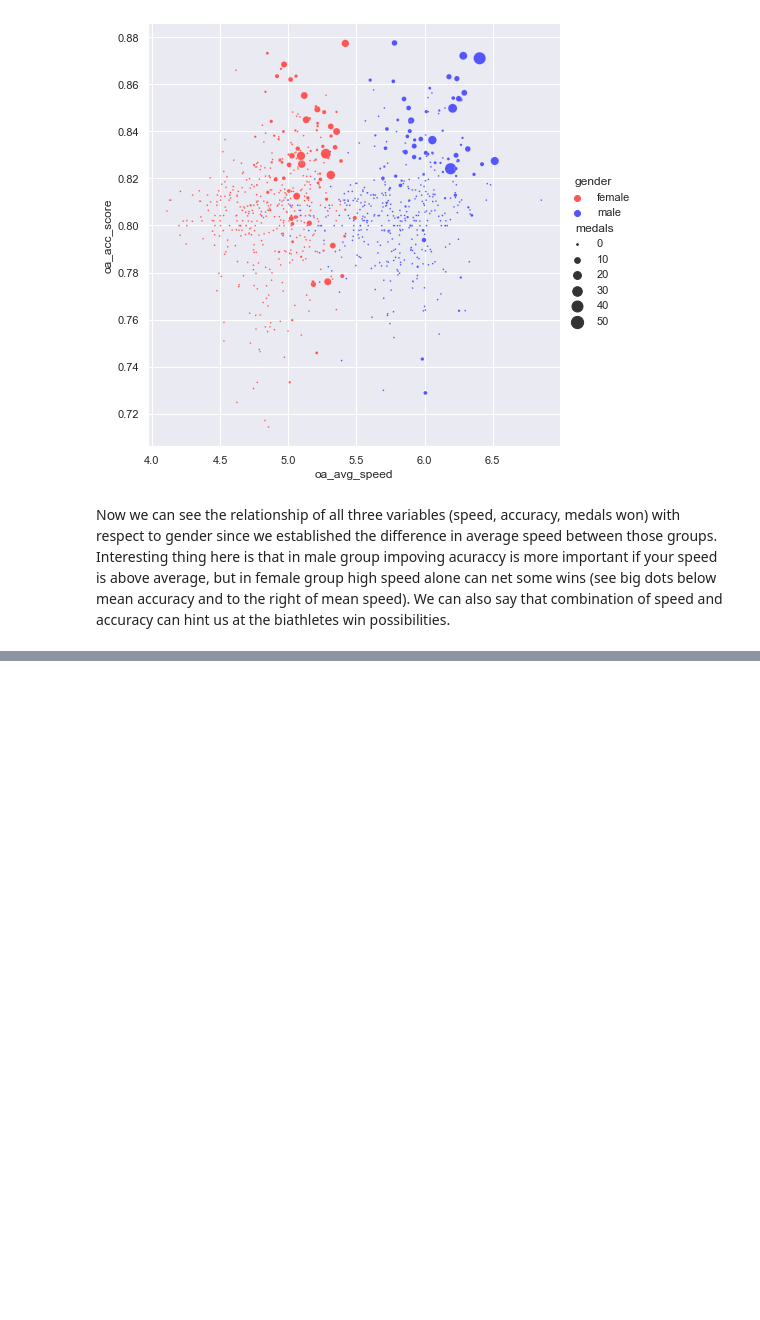
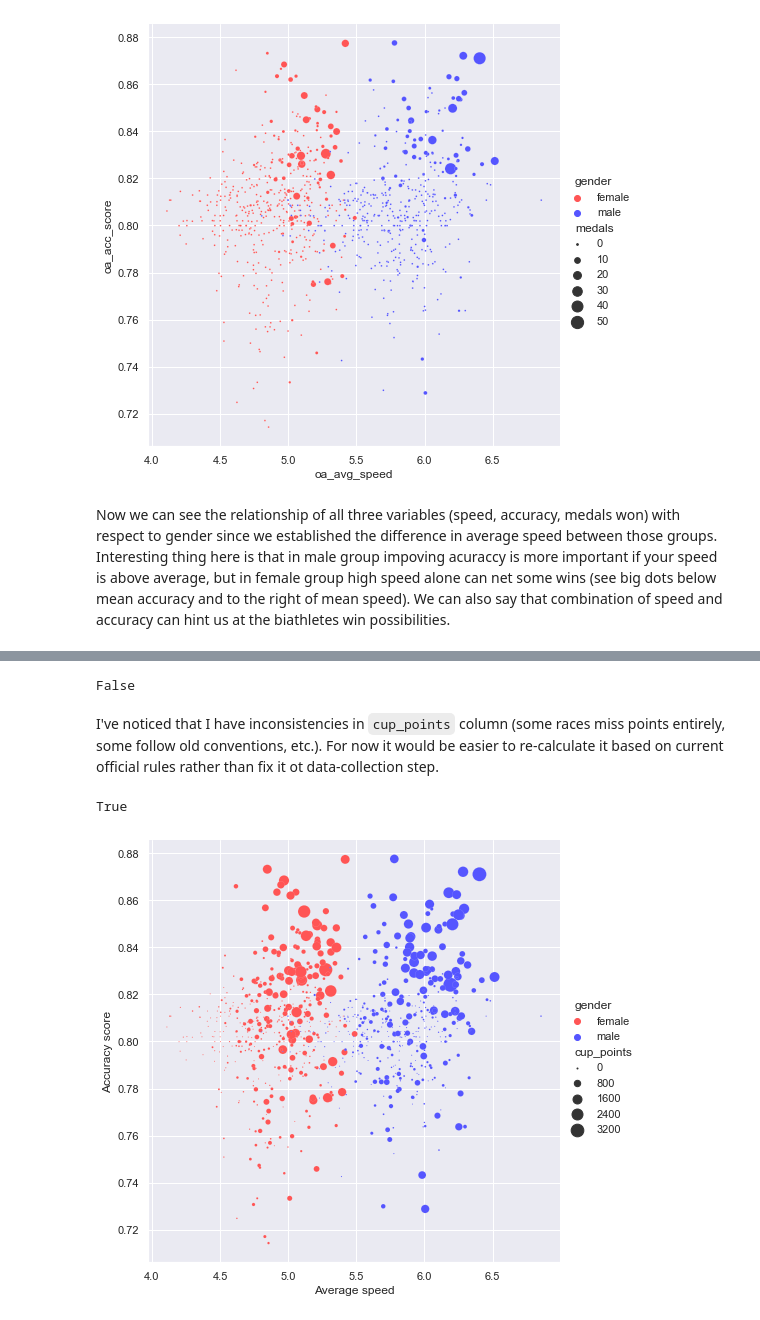
Before and after one commit to iliakhrenov/biathlon_data_analysis, a Jupyter notebook: EDA.ipynb, the cells around one changed output, grey strips where cells are left out. Saved outputs shown, nothing was run; the diff lists cells and outputs as text; code cells hidden in the pictures; blank space fills up the shorter version.

```diff
--- a/EDA.ipynb
+++ b/EDA.ipynb
@@ -569,0 +580,50 @@ Now we can see the relationship of all three variables (speed, accuracy, medals
+# %%
+# Removing NaNs from wc points, replacing with 0.
+df['cup_points'] = df['cup_points'].fillna(0)
+
+# Sanity check, must be greater or equal than number of races since in each
+# race at least one person should get 60 points.
+df['cup_points'].value_counts().loc[60] >= df['race_id'].nunique()
+# %% [output]
+False
+# %% [markdown]
+I've noticed that I have inconsistencies in `cup_points` column (some races miss points entirely, some follow old conventions, etc.). For now it would be easier to re-calculate it based on current official rules rather than fix it ot data-collection step.
+# %%
+# Official world cup points reward structure for pursuit races
+glue_r_c = df.loc[df['race_id'] == 0][['rank', 'cup_points']]
+glue_r_c = glue_r_c.loc[glue_r_c['cup_points'] != 0]
+reward_structure = {}
+for i, j in zip(glue_r_c['rank'].tolist(), glue_r_c['cup_points'].tolist()):
+    reward_structure[i] = j
+
+def calc_wc_points(x):
+    if x in range(1,41):
+        return reward_structure[x]
+    else:
+        return 0
+
+df['cup_points'] = df['rank'].apply(calc_wc_points)
+# %%
+# Sanity check: passed
+df['cup_points'].value_counts().loc[60] >= df['race_id'].nunique()
+# %% [output]
+True
+# %%
+cup_points_df = (
+    df.groupby(['name', 'gender'])['cup_points'].sum()
+    .reset_index(level=1).sort_values(by='cup_points', ascending=False)
+    )
+# %%
+# Adding cup points earned to our performace dataframe.
+performance_df = (
+    pd.merge(performance_df, cup_points_df['cup_points'],
+             on='name', how='left')
+    )
+# %%
+sns.relplot(data=performance_df, x='oa_avg_speed', y='oa_acc_score',
+            size='cup_points', sizes=(1,200), hue='gender', height=6.5,
+            palette='seismic_r')
+plt.xlabel('Average speed')
+plt.ylabel('Accuracy score');
+# %% [output]
+[figure, added]
```
Also changed, not shown: parts of 40 cells of this notebook.
